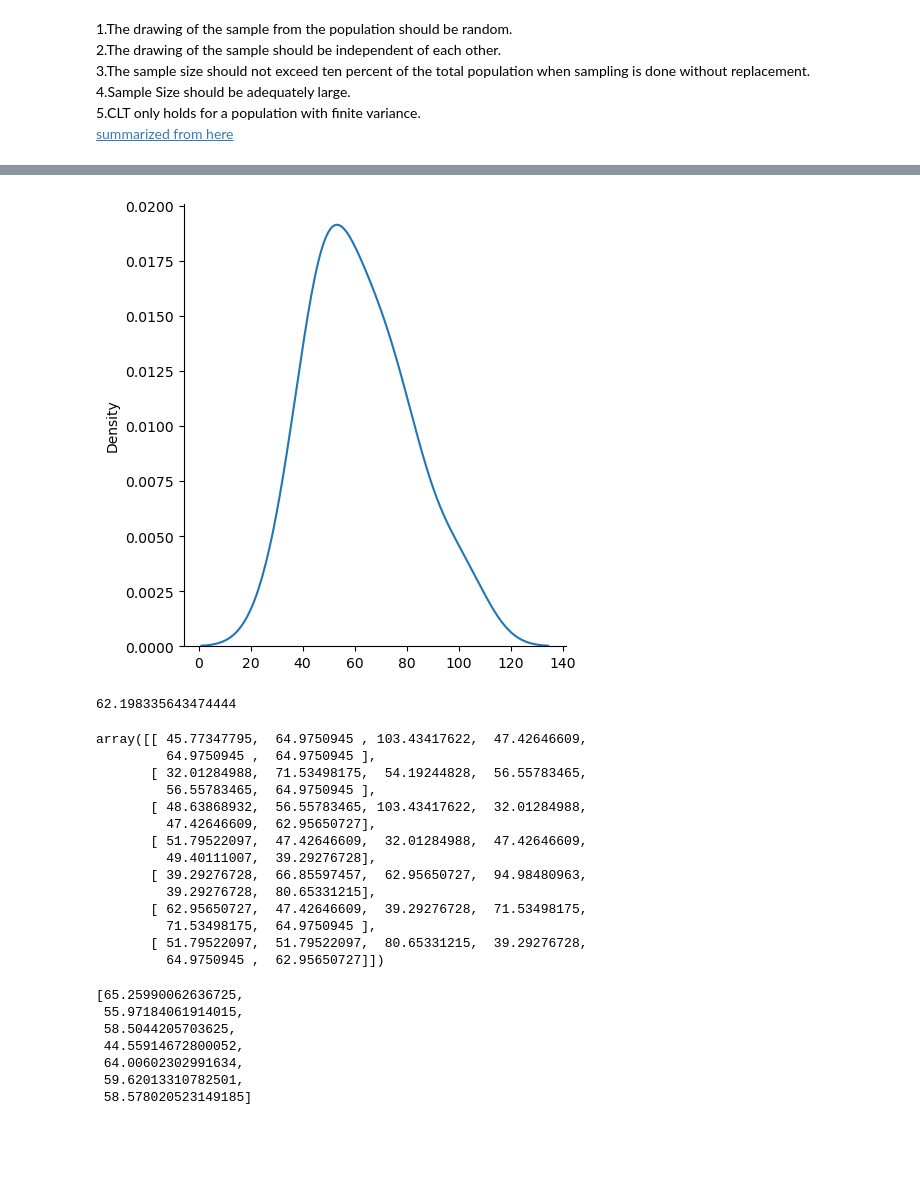
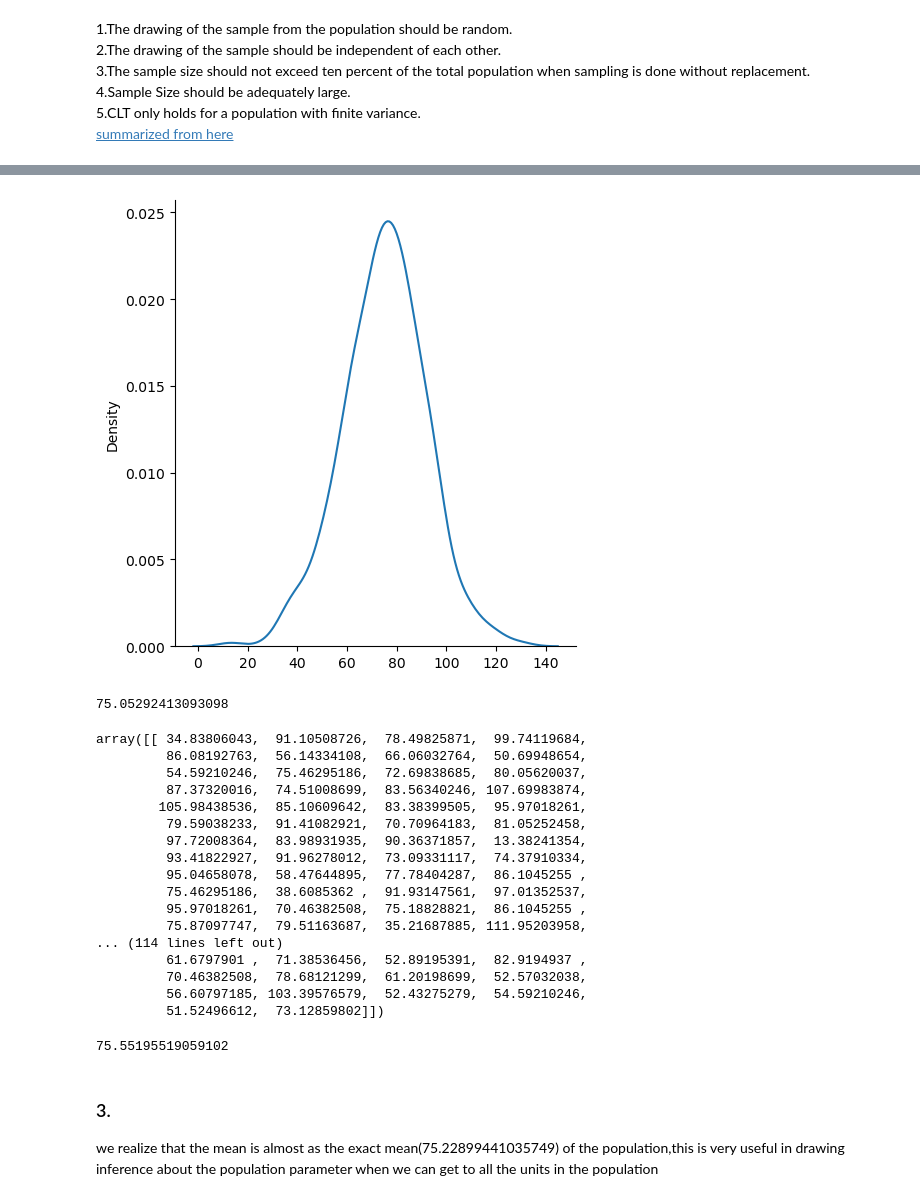
Before and after one commit to ManassehKemevor/central-limit-theorem, a Jupyter notebook: central limit theorem.ipynb, the cells around one changed output, grey strips where cells are left out. Cells and saved outputs as stored; diff of their text form; code cells hidden in the pictures; blank space fills up the shorter version.

```diff
--- a/central limit theorem.ipynb
+++ b/central limit theorem.ipynb
@@ -20,4 +22,5 @@ import numpy.random
 # %%
-p=np.random.normal(loc=75,scale=17,size=20)
-p
+P=np.random.normal(loc=75,scale=17,size=400)
+P
+#generating a normal population data
 # %% [output]
@@ -29,45 +44,50 @@ array([ 45.00131213,  32.01284988,  54.19244828,  62.95650727,
 # %%
-sns.displot(p,kind="kde" )
+sns.displot(P,kind="kde" )
 plt.show()
+# a graph showing the distribution of P,showing that indeed the population is normal(not perfect)
 # %% [output]
-[figure, old version]
+[figure, new version]
 # %%
-Pmean=np.mean(p)
+Pmean=np.mean(P)
 Pmean
+#calculated the exact mean for the population
 # %% [output]
-62.198335643474444
+75.05292413093098
 # %%
-s=np.random.choice(p,size=(7,6))
+s=np.random.choice(P,size=(10,50))
 s
+#random samples are drawn from the population P; with a sample size of 50 and 10 different trials
 # %% [output]
-array([[ 45.77347795,  64.9750945 , 103.43417622,  47.42646609,
-         64.9750945 ,  64.9750945 ],
-       [ 32.01284988,  71.53498175,  54.19244828,  56.55783465,
-         56.55783465,  64.9750945 ],
-       [ 48.63868932,  56.55783465, 103.43417622,  32.01284988,
-         47.42646609,  62.95650727],
-       [ 51.79522097,  47.42646609,  32.01284988,  47.42646609,
-         49.40111007,  39.29276728],
-       [ 39.29276728,  66.85597457,  62.95650727,  94.98480963,
-         39.29276728,  80.65331215],
-       [ 62.95650727,  47.42646609,  39.29276728,  71.53498175,
-         71.53498175,  64.9750945 ],
-       [ 51.79522097,  51.79522097,  80.65331215,  39.29276728,
-         64.9750945 ,  62.95650727]])
+array([[ 34.83806043,  91.10508726,  78.49825871,  99.74119684,
+         86.08192763,  56.14334108,  66.06032764,  50.69948654,
+         54.59210246,  75.46295186,  72.69838685,  80.05620037,
+         87.37320016,  74.51008699,  83.56340246, 107.69983874,
+        105.98438536,  85.10609642,  83.38399505,  95.97018261,
+         79.59038233,  91.41082921,  70.70964183,  81.05252458,
+         97.72008364,  83.98931935,  90.36371857,  13.38241354,
+         93.41822927,  91.96278012,  73.09331117,  74.37910334,
+         95.04658078,  58.47644895,  77.78404287,  86.1045255 ,
+         75.46295186,  38.6085362 ,  91.93147561,  97.01352537,
+         95.97018261,  70.46382508,  75.18828821,  86.1045255 ,
+         75.87097747,  79.51163687,  35.21687885, 111.95203958,
+... (114 lines left out)
+         61.6797901 ,  71.38536456,  52.89195391,  82.9194937 ,
+         70.46382508,  78.68121299,  61.20198699,  52.57032038,
+         56.60797185, 103.39576579,  52.43275279,  54.59210246,
+         51.52496612,  73.12859802]])
 # %%
 sMeans=[]
 for i in s:
     x=np.mean(i)
     sMeans.append(x)
-sMeans
+sMeans #we find the mean of each trial
+
+meanOfMeans=np.mean(sMeans)
+meanOfMeans # when we find the mean of the means of the trials,
 # %% [output]
-[65.25990062636725,
- 55.97184061914015,
- 58.5044205703625,
- 44.55914672800052,
- 64.00602302991634,
- 59.62013310782501,
- 58.578020523149185]
+75.55195519059102
+# %% [markdown]
+<div><h3>3.</h3>we realize that the mean is almost as the exact mean(75.22899441035749) of the population,this is very useful in drawing inference about the population parameter when we can get to all the units in the population</div>
 # %%
 sns.displot(sMeans,kind="kde")
 plt.title("A plot of the probability distribution of the sampling mean",loc="right")
```
Also changed, not shown: parts of 12 cells of this notebook.
